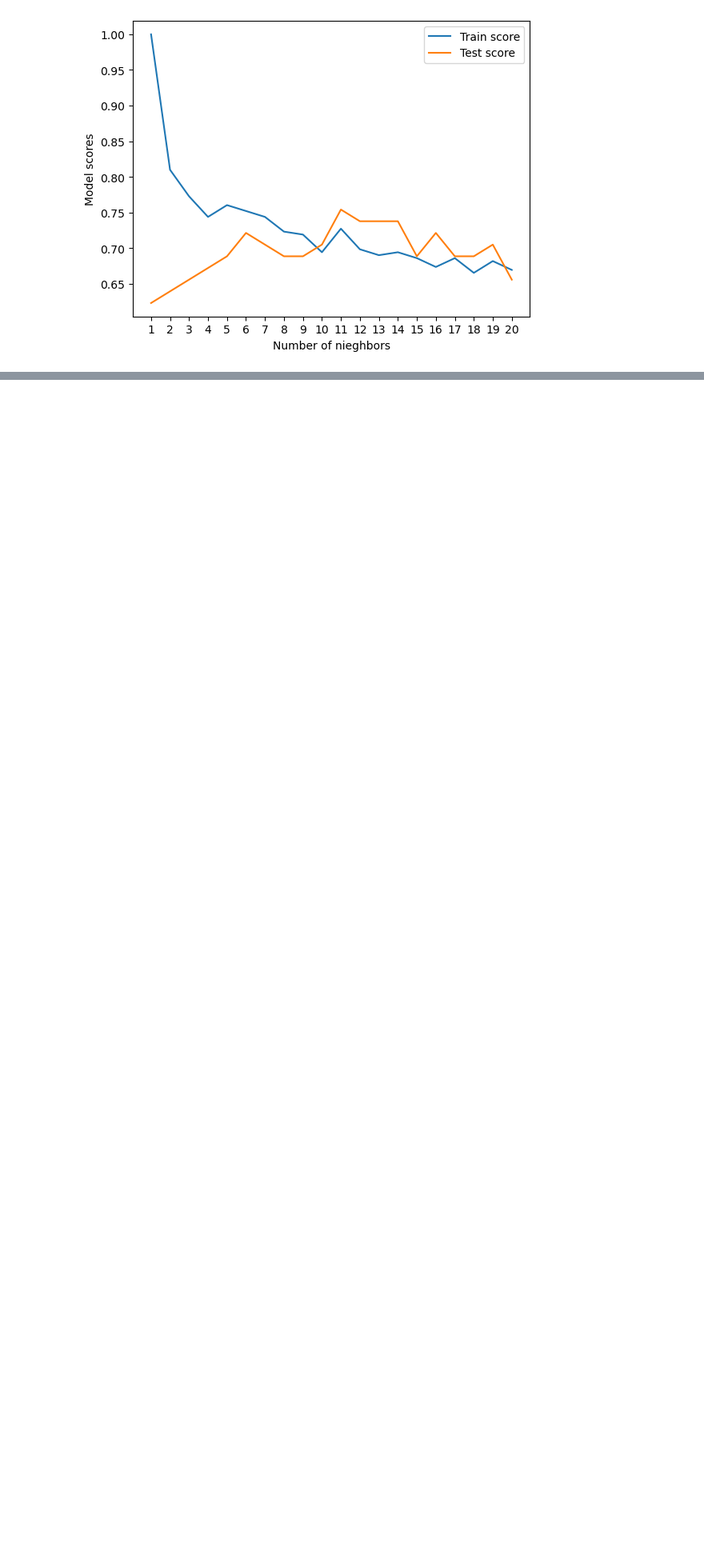
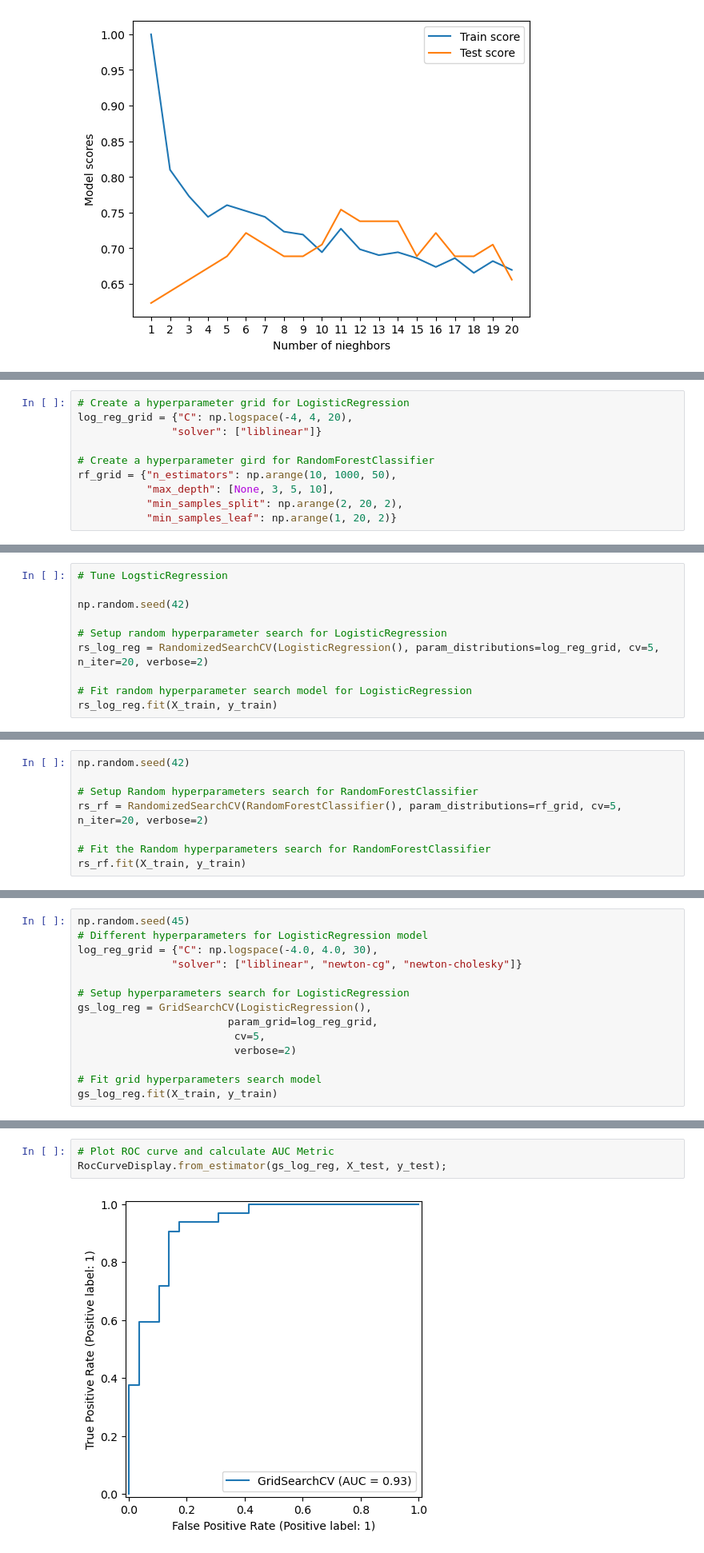
Before and after one commit to AnushkJain2201/heart-disease-project, a Jupyter notebook: heart-disease-classification.ipynb, the cells around one changed output, grey strips where cells are left out. Shown: that part at 80% size. Saved outputs shown, nothing was run; the diff lists cells and outputs as text; blank space fills up the shorter version.

Commit message:
done: tuned hyperparameters for LogisticRegression and RandomForestClassifier and evaluate using different metrics

```diff
--- a/heart-disease-classification.ipynb
+++ b/heart-disease-classification.ipynb
@@ -522,0 +530,10 @@ Maximum KNN score on the test data: 75.41%
+# %%
+# Create a hyperparameter grid for LogisticRegression
+log_reg_grid = {"C": np.logspace(-4, 4, 20),
+               "solver": ["liblinear"]}
+
+# Create a hyperparameter gird for RandomForestClassifier
+rf_grid = {"n_estimators": np.arange(10, 1000, 50),
+           "max_depth": [None, 3, 5, 10],
+           "min_samples_split": np.arange(2, 20, 2),
+           "min_samples_leaf": np.arange(1, 20, 2)}
@@ -522,0 +542,10 @@ Maximum KNN score on the test data: 75.41%
+# %%
+# Tune LogsticRegression
+
+np.random.seed(42)
+
+# Setup random hyperparameter search for LogisticRegression
+rs_log_reg = RandomizedSearchCV(LogisticRegression(), param_distributions=log_reg_grid, cv=5, n_iter=20, verbose=2)
+
+# Fit random hyperparameter search model for LogisticRegression
+rs_log_reg.fit(X_train, y_train)
@@ -522,0 +588,8 @@ Maximum KNN score on the test data: 75.41%
+# %%
+np.random.seed(42)
+
+# Setup Random hyperparameters search for RandomForestClassifier
+rs_rf = RandomizedSearchCV(RandomForestClassifier(), param_distributions=rf_grid, cv=5, n_iter=20, verbose=2)
+
+# Fit the Random hyperparameters search for RandomForestClassifier
+rs_rf.fit(X_train, y_train)
@@ -522,0 +637,14 @@ Maximum KNN score on the test data: 75.41%
+# %%
+np.random.seed(45)
+# Different hyperparameters for LogisticRegression model
+log_reg_grid = {"C": np.logspace(-4.0, 4.0, 30),
+               "solver": ["liblinear", "newton-cg", "newton-cholesky"]}
+
+# Setup hyperparameters search for LogisticRegression
+gs_log_reg = GridSearchCV(LogisticRegression(),
+                        param_grid=log_reg_grid,
+                         cv=5,
+                         verbose=2)
+
+# Fit grid hyperparameters search model
+gs_log_reg.fit(X_train, y_train)
@@ -522,0 +711,5 @@ Maximum KNN score on the test data: 75.41%
+# %%
+# Plot ROC curve and calculate AUC Metric
+RocCurveDisplay.from_estimator(gs_log_reg, X_test, y_test);
+# %% [output]
+[figure, added]
```
Also changed, not shown: parts of 30 cells of this notebook.
